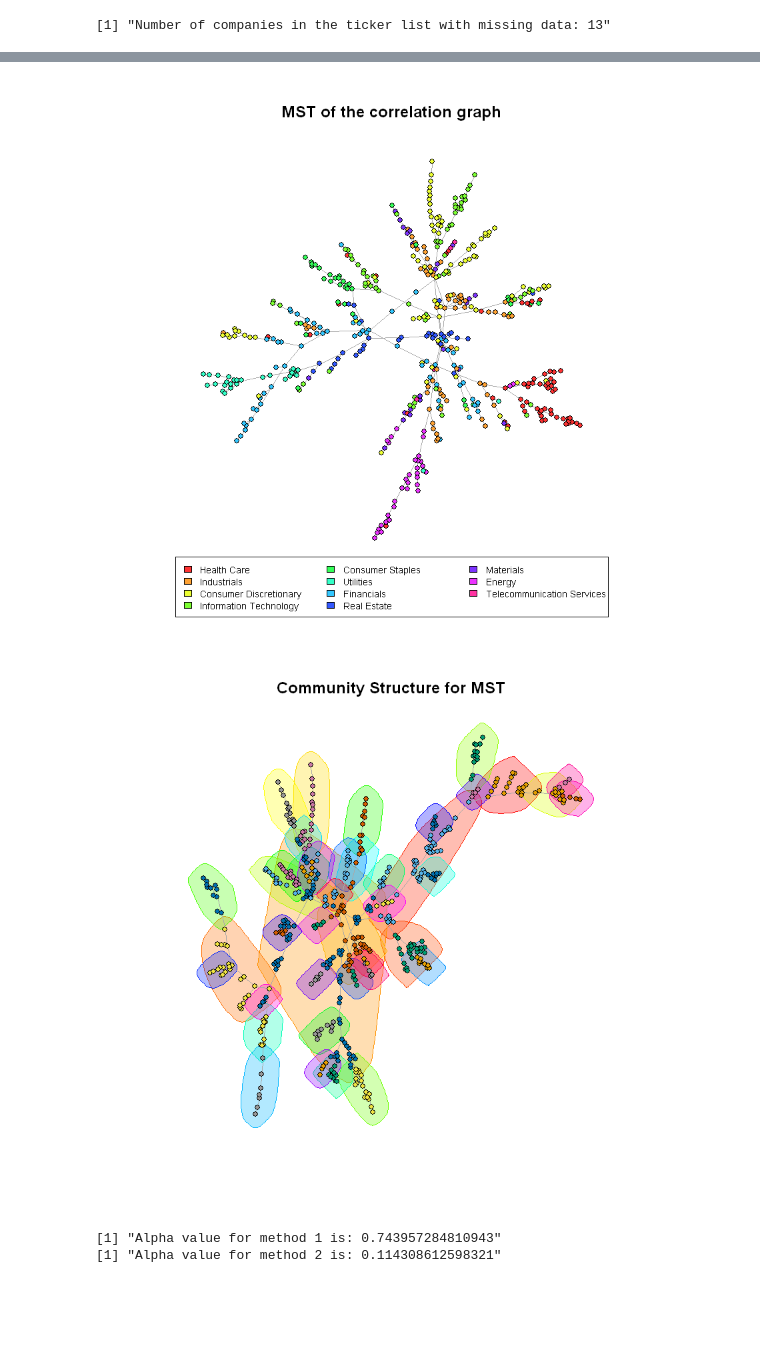
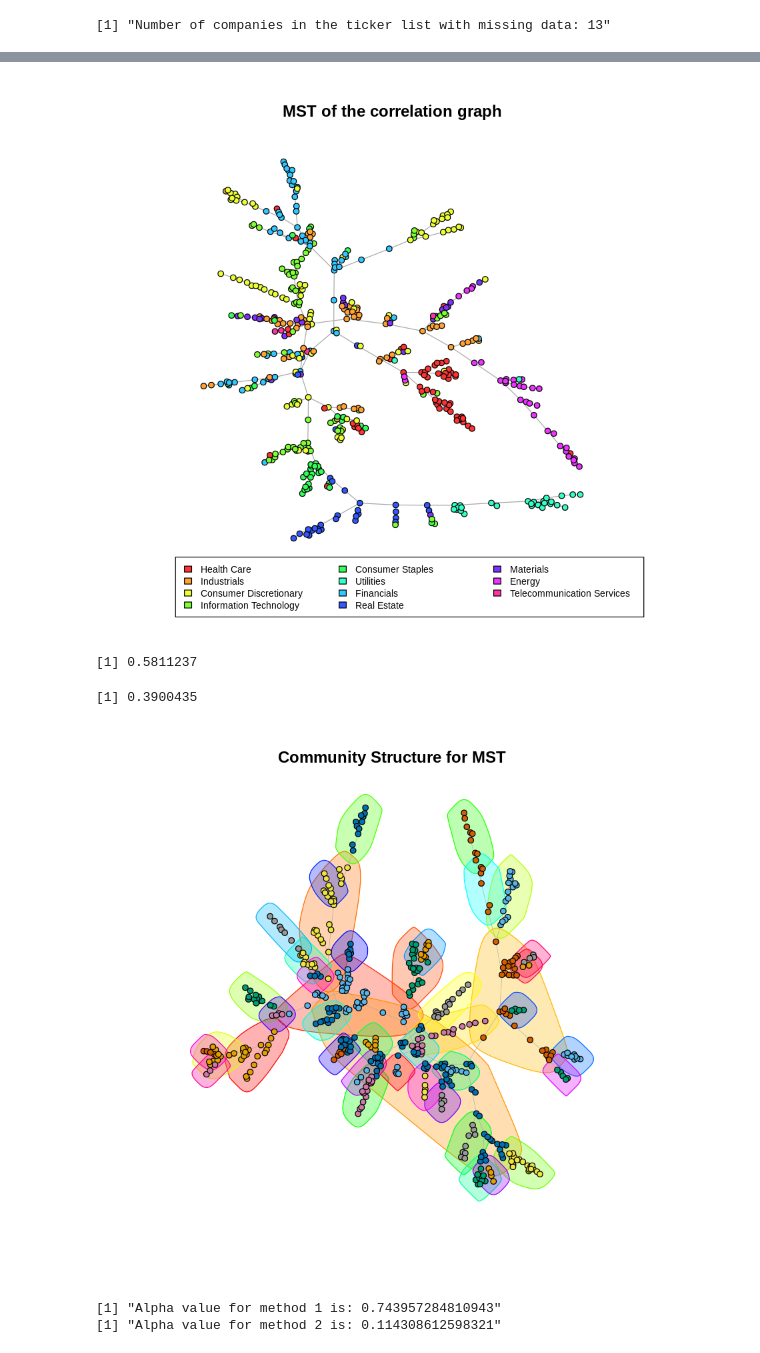
Before and after one commit to waynezhangus/Complex-Social-Network, a Jupyter notebook: Project4/Part1.ipynb, the cells around one changed output, grey strips where cells are left out. Drawn from its saved outputs; the diff is of its cells as text; code cells hidden in the pictures; blank space fills up the shorter version.

```diff
--- a/Project4/Part1.ipynb
+++ b/Project4/Part1.ipynb
@@ -170,21 +179,27 @@ hist(E(g_w)$weight, col="darkgrey", main="Un-normalized Distribution of Edge Wei
 # %%
 sector_index_w = c()
 for(v in c(1:vcount(g_w))) {
     sector_index_w = append(sector_index_w, which(sectors == ticker_sector_w[v, 2]))
 }
 mst_w = mst(g_w, algorithm="prim")
 plot(mst_w, vertex.size=3, vertex.label=NA, vertex.color=palette[sector_index_w])
 legend(x=-1.15, y=-1.1, legend=sectors, fill=palette, ncol=3, cex=0.7)
 par(xpd=TRUE)
 title("MST of the correlation graph")
 
 clusters = cluster_walktrap(mst_w)
 plot(mst_w, mark.groups=clusters, edge.width=0.5,
      vertex.size=3, vertex.color=clusters$membership, vertex.label="",
      main="Community Structure for MST")
+true = c(sector_index_w)
+pred = c(clusters$membership)
+homogeneity(true, pred)
+completeness(true, pred)
 # %% [output]
-[figure, old version]
+[figure, new version]
+[1] 0.5811237
+[1] 0.3900435
-[figure, old version]
+[figure, new version]
 # %%
 calculate_metrics(mst_w, log_return_w, ticker_sector_w)
 # %% [output]
```
Also changed, not shown: parts of 6 cells of this notebook, 3 other files.
